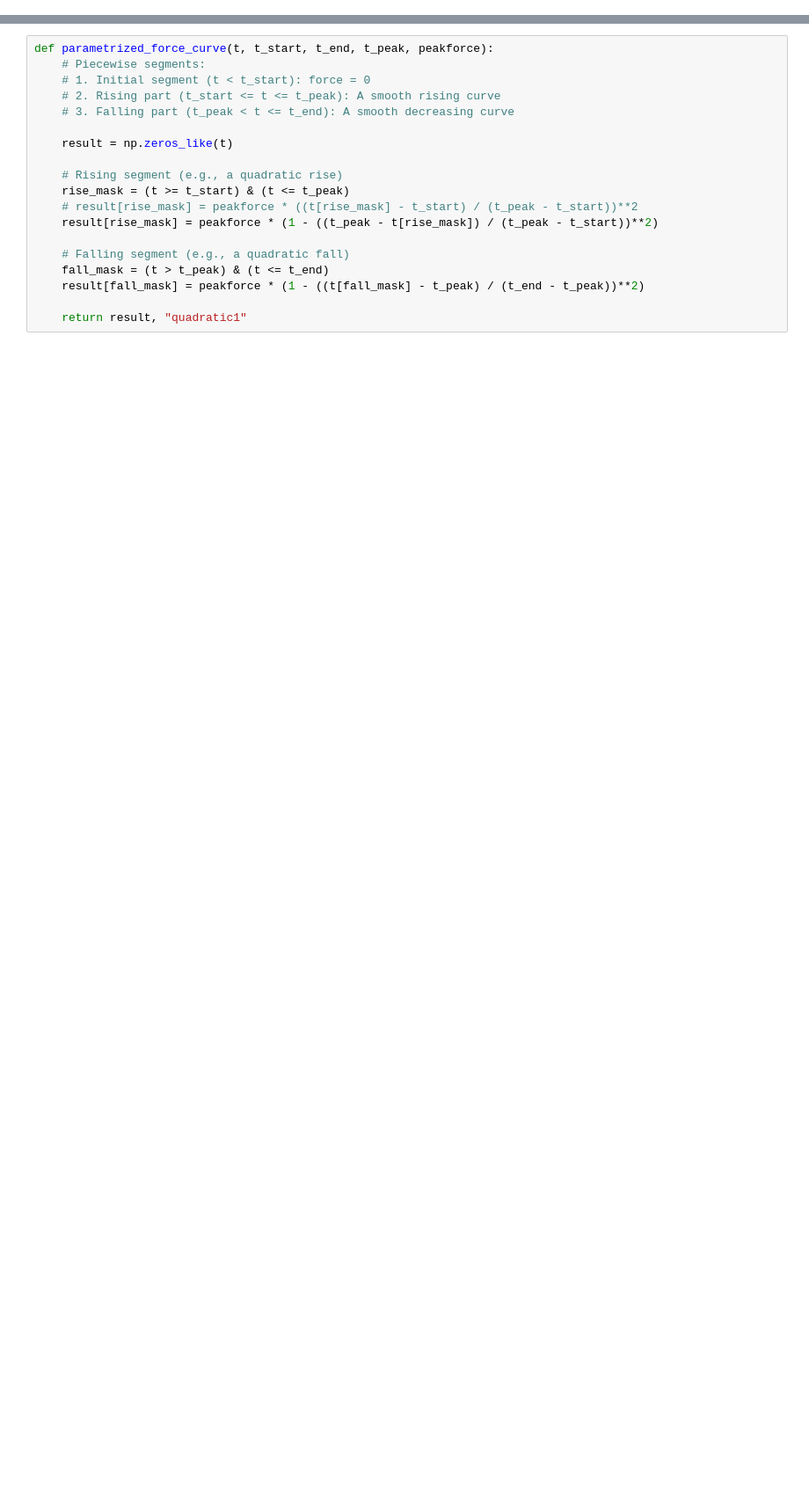
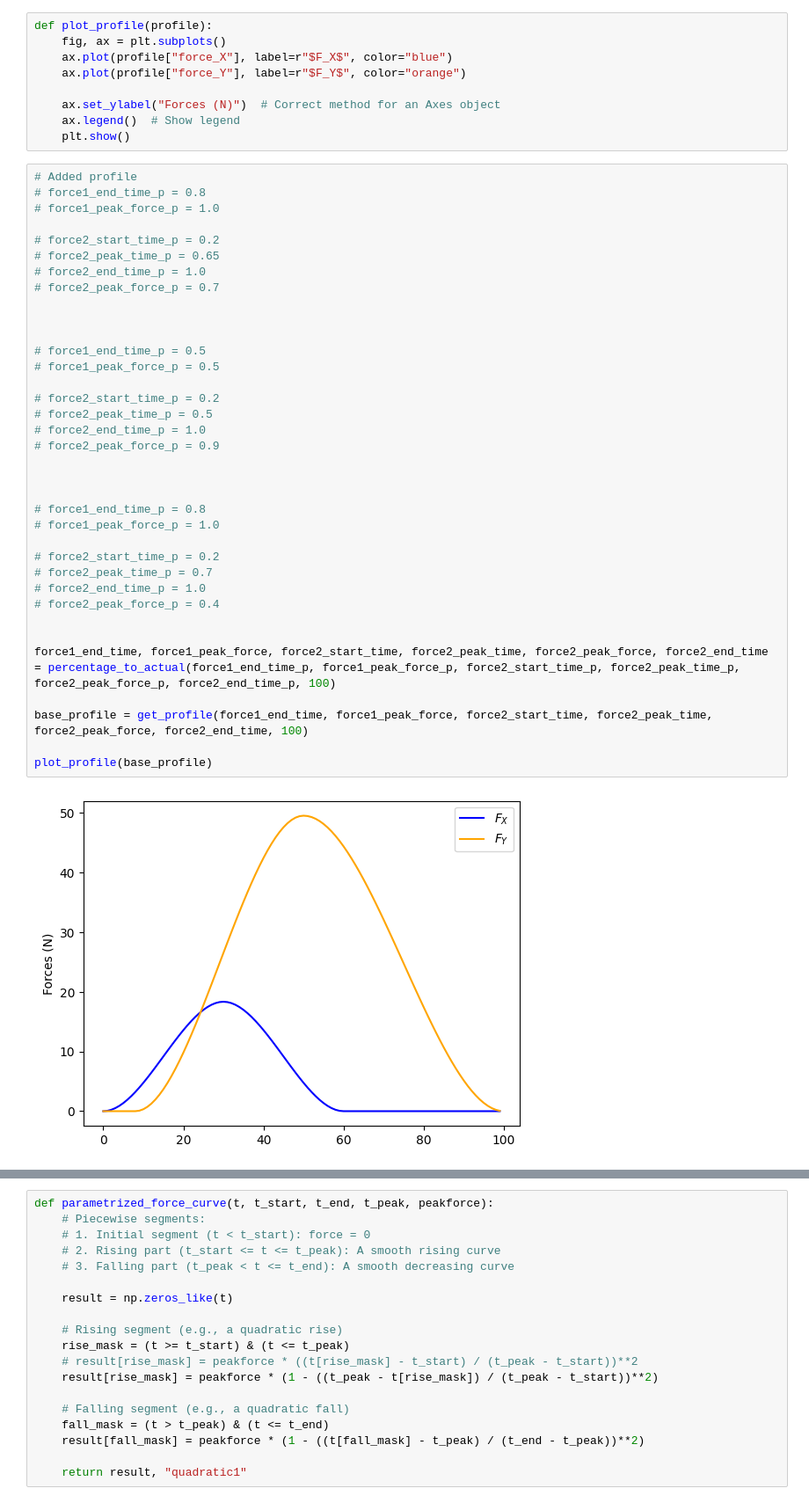
Before and after one commit to Harvard-Slade-Lab/assistive-arm, a Jupyter notebook: notebooks/parametrize_profiles.ipynb, the cells around one changed output, grey strips where cells are left out. Shown at 88% size. Drawn from its saved outputs; the diff is of its cells as text; blank space fills up the shorter version.

Commit message:
[feat] updated profile parametrization, to plot profiles as in optimoization

```diff
--- a/notebooks/parametrize_profiles.ipynb
+++ b/notebooks/parametrize_profiles.ipynb
@@ -9,0 +75,47 @@ import matplotlib.pyplot as plt
+# %%
+def plot_profile(profile):
+    fig, ax = plt.subplots()
+    ax.plot(profile["force_X"], label=r"$F_X$", color="blue")
+    ax.plot(profile["force_Y"], label=r"$F_Y$", color="orange")
+
+    ax.set_ylabel("Forces (N)")  # Correct method for an Axes object
+    ax.legend()  # Show legend
+    plt.show()
+# %%
+# Added profile
+# force1_end_time_p = 0.8
+# force1_peak_force_p = 1.0
+
+# force2_start_time_p = 0.2
+# force2_peak_time_p = 0.65
+# force2_end_time_p = 1.0
+# force2_peak_force_p = 0.7
+
+
+
+# force1_end_time_p = 0.5
+# force1_peak_force_p = 0.5
+
+# force2_start_time_p = 0.2
+# force2_peak_time_p = 0.5
+# force2_end_time_p = 1.0
+# force2_peak_force_p = 0.9
+
+
+
+# force1_end_time_p = 0.8
+# force1_peak_force_p = 1.0
+
+# force2_start_time_p = 0.2
+# force2_peak_time_p = 0.7
+# force2_end_time_p = 1.0
+# force2_peak_force_p = 0.4
+
+
+force1_end_time, force1_peak_force, force2_start_time, force2_peak_time, force2_peak_force, force2_end_time = percentage_to_actual(force1_end_time_p, force1_peak_force_p, force2_start_time_p, force2_peak_time_p, force2_peak_force_p, force2_end_time_p, 100)
+
+base_profile = get_profile(force1_end_time, force1_peak_force, force2_start_time, force2_peak_time, force2_peak_force, force2_end_time, 100)
+
+plot_profile(base_profile)
+# %% [output]
+[figure, added]
```
Also changed, not shown: parts of 11 cells of this notebook, 1 other file.
